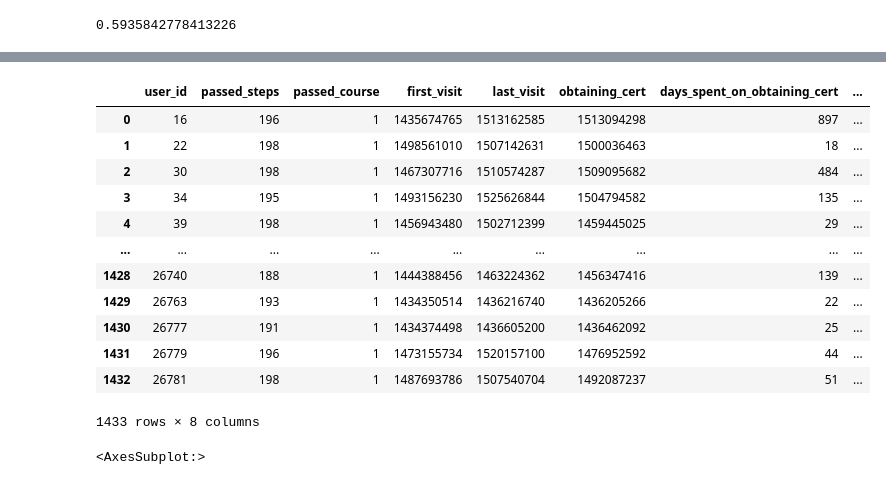
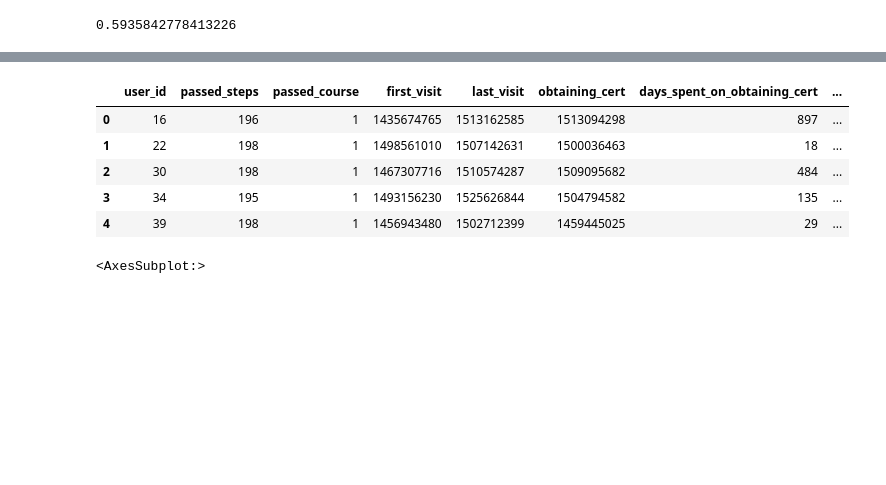
Before and after one commit to stepanskiba/project2, a Jupyter notebook: data_preprocecing.ipynb, the cells around one changed output, grey strips where cells are left out. Cells and saved outputs as stored; diff of their text form; code cells hidden in the pictures; blank space fills up the shorter version.

```diff
--- a/data_preprocecing.ipynb
+++ b/data_preprocecing.ipynb
@@ -435,21 +347,15 @@ max_breaks_of_passed_course_users
 # %%
 # Добавим максимальный перерыв между событиями к пользователям, получившим сетрификат:
 passed_course_users = passed_course_users.merge(max_breaks_of_passed_course_users, on='user_id')
-passed_course_users
+
+passed_course_users.head()
 # %% [output]
 |  | user_id | passed_steps | passed_course | first_visit | last_visit | obtaining_cert | days_spent_on_obtaining_cert | ... |
 | 0 | 16 | 196 | 1 | 1435674765 | 1513162585 | 1513094298 | 897 | ... |
 | 1 | 22 | 198 | 1 | 1498561010 | 1507142631 | 1500036463 | 18 | ... |
 | 2 | 30 | 198 | 1 | 1467307716 | 1510574287 | 1509095682 | 484 | ... |
 | 3 | 34 | 195 | 1 | 1493156230 | 1525626844 | 1504794582 | 135 | ... |
 | 4 | 39 | 198 | 1 | 1456943480 | 1502712399 | 1459445025 | 29 | ... |
-| ... | ... | ... | ... | ... | ... | ... | ... | ... |
-| 1428 | 26740 | 188 | 1 | 1444388456 | 1463224362 | 1456347416 | 139 | ... |
-| 1429 | 26763 | 193 | 1 | 1434350514 | 1436216740 | 1436205266 | 22 | ... |
-| 1430 | 26777 | 191 | 1 | 1434374498 | 1436605200 | 1436462092 | 25 | ... |
-| 1431 | 26779 | 196 | 1 | 1473155734 | 1520157100 | 1476952592 | 44 | ... |
-| 1432 | 26781 | 198 | 1 | 1487693786 | 1507540704 | 1492087237 | 51 | ... |
-1433 rows × 8 columns
 # %%
 passed_course_users['max_break'].hist()
 # %% [output]
```
Also changed, not shown: parts of 62 cells of this notebook, 1 other file.
